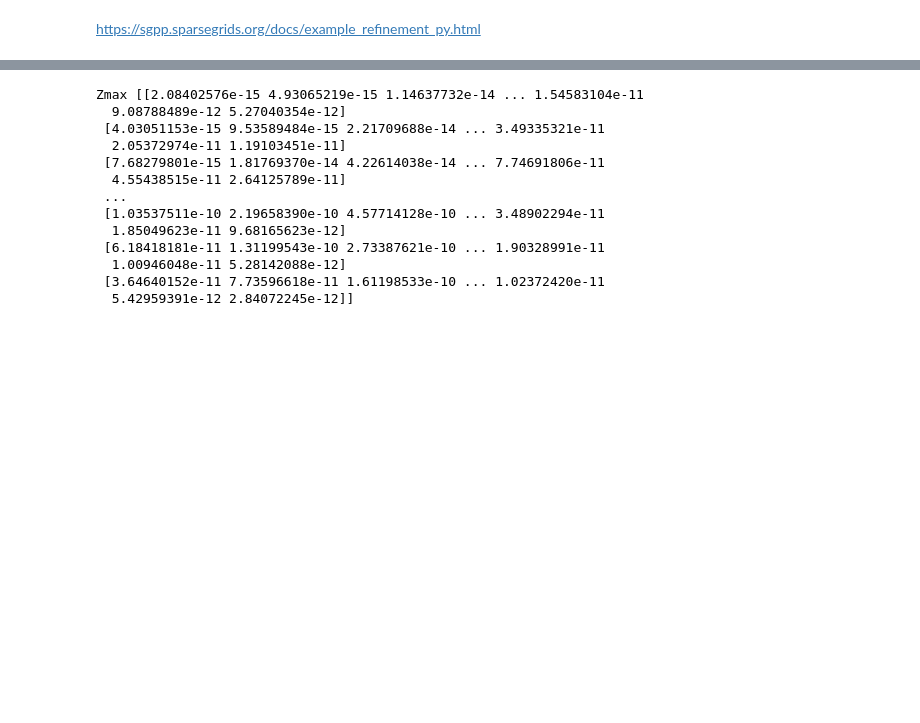
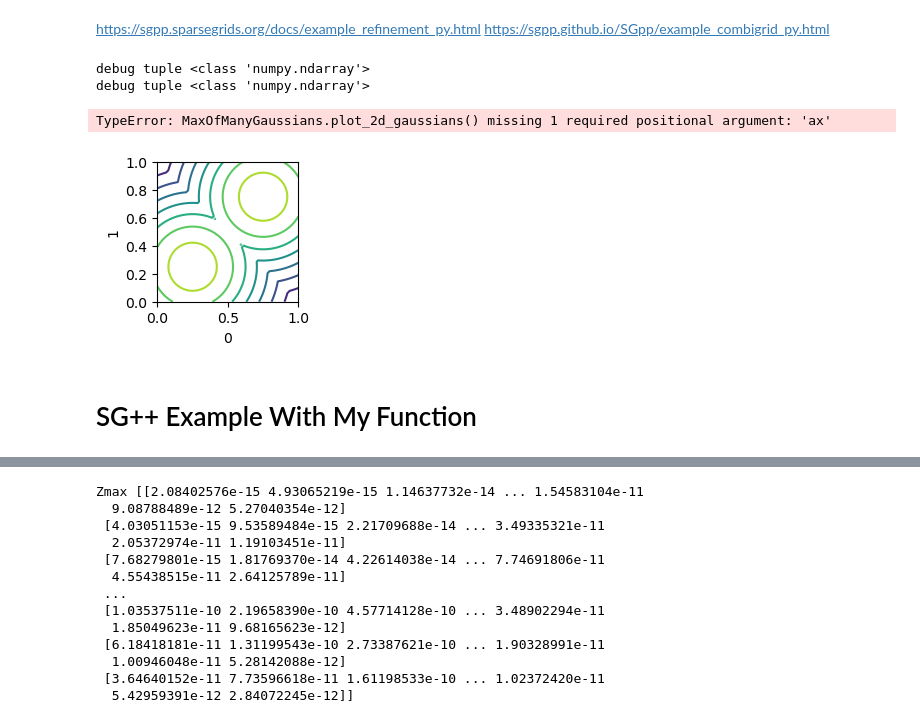
Before and after one commit to DanHarJor/GENE_UQ, a Jupyter notebook: SGPP_testing/SG++refinement.ipynb, the cells around one changed output, grey strips where cells are left out. Cells and saved outputs as stored; diff of their text form; code cells hidden in the pictures; blank space fills up the shorter version.

```diff
--- a/SG++refinement.ipynb
+++ b/SGPP_testing/SG++refinement.ipynb
@@ -1,2 +1,3 @@
 # %% [markdown]
 https://sgpp.sparsegrids.org/docs/example_refinement_py.html
+https://sgpp.github.io/SGpp/example_combigrid_py.html
@@ -2,0 +11,24 @@ https://sgpp.sparsegrids.org/docs/example_refinement_py.html
+# %%
+
+from GENE_ML.gene_ml.test_functions.max_of_many_gaussians import MaxOfManyGaussians
+import numpy as np
+
+
+num_dim = 2
+bounds = [(0,1) for i in range(num_dim)]
+num_gaussians = 2
+std=0.5
+mmg = MaxOfManyGaussians(num_dim, bounds)#num_dim, num_gaussians, bounds, mean_bounds, std_bounds, seed=10)
+
+mmg.specify_gaussians(means=np.array([[0.25,0.25], [0.75,0.75]]), stds = np.array([[std,std],[std,std]]))
+# mmg.plot_2d_gaussians(extra=0, grid_size=200, plot_bounds=[(0,1),(0,1)], style='contour')
+# mmg.plot_2D_of_many(which2=(0,1), style='contour')
+mmg.plot_matrix_contour()
+if num_dim == 2: mmg.plot_2d_gaussians()
+# %% [output]
+debug tuple <class 'numpy.ndarray'>
+debug tuple <class 'numpy.ndarray'>
+TypeError: MaxOfManyGaussians.plot_2d_gaussians() missing 1 required positional argument: 'ax'
+[figure, added]
+# %% [markdown]
+# SG++ Example With My Function
```
Also changed, not shown: parts of 23 cells of this notebook, 3 other files.
